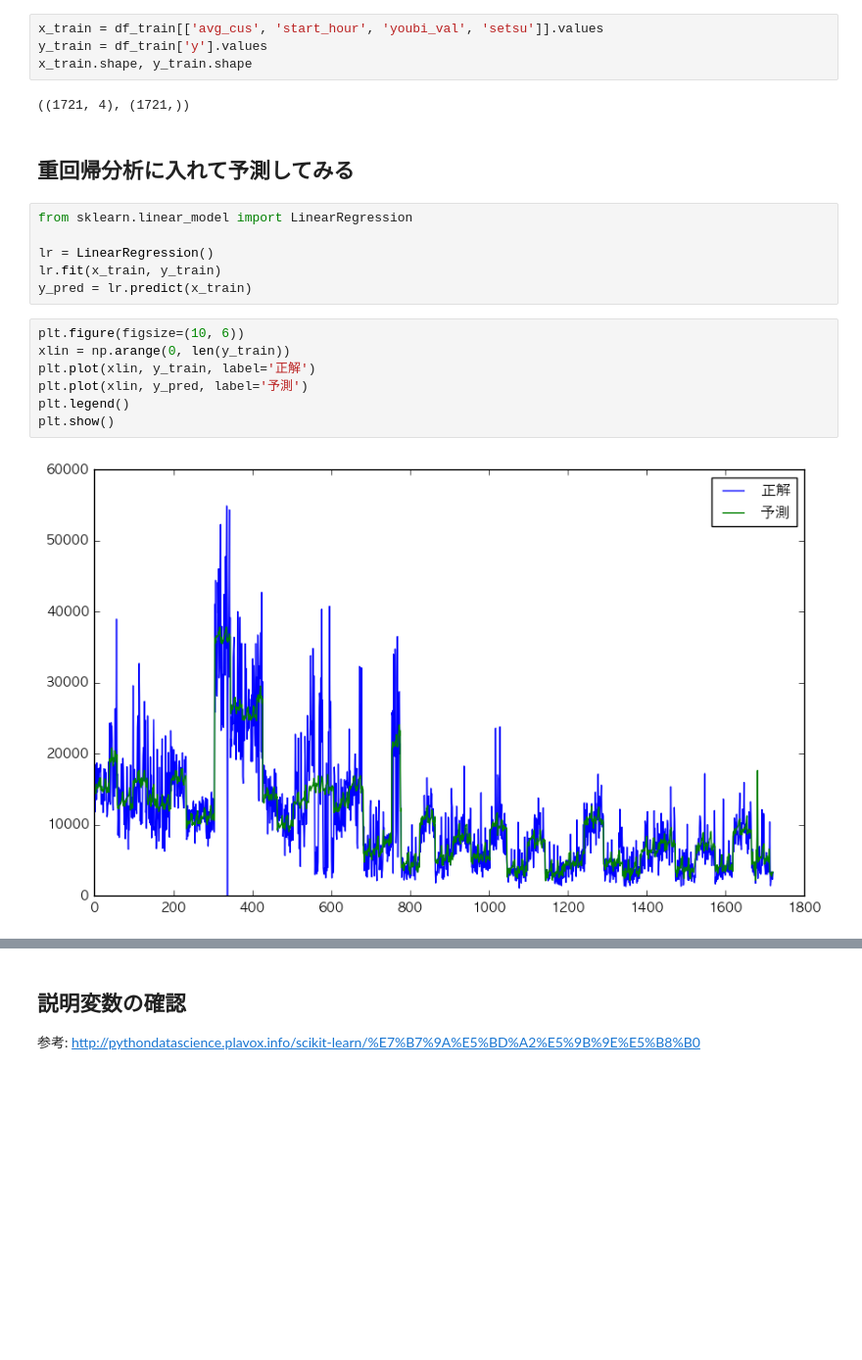
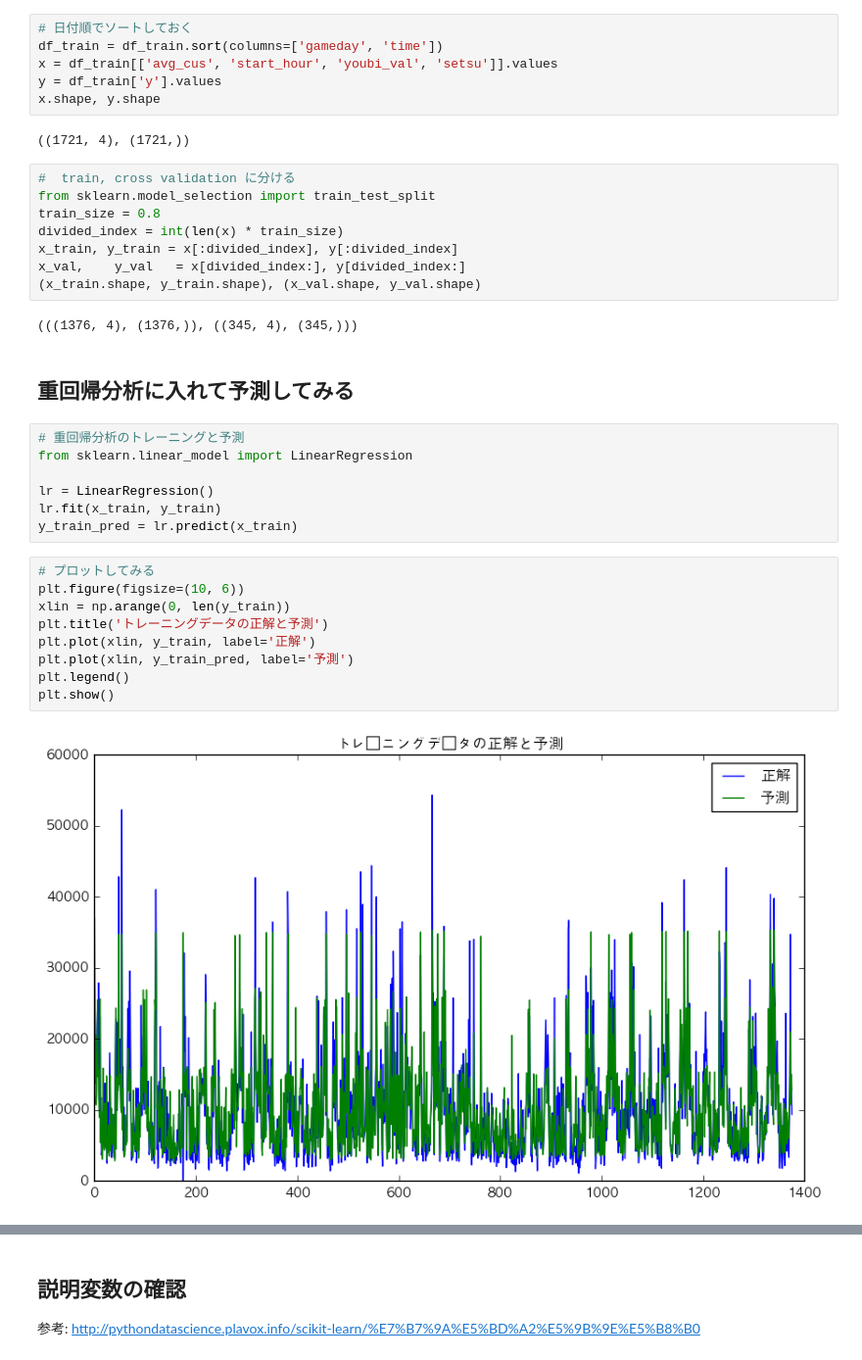
Before and after one commit to nipe0324/da_soccer_demand_forecast, a Jupyter notebook: notebooks/サッカーの観客動員数の需要予測をする.ipynb, the cells around one changed output, grey strips where cells are left out. Shown at 98% size. Cells and saved outputs as stored; diff of their text form; blank space fills up the shorter version.

Commit message:
order by data & cross validation

```diff
--- a/notebooks/サッカーの観客動員数の需要予測をする.ipynb
+++ b/notebooks/サッカーの観客動員数の需要予測をする.ipynb
@@ -86,26 +80,41 @@ df_train['youbi_val'] = df_train['youbi'].map(youbi_mapping).astype(int)
 # %% [markdown]
 ## トレーニングデータを用意する
 # %%
-x_train = df_train[['avg_cus', 'start_hour', 'youbi_val', 'setsu']].values
-y_train = df_train['y'].values
-x_train.shape, y_train.shape
+# 日付順でソートしておく
+df_train = df_train.sort(columns=['gameday', 'time'])
+x = df_train[['avg_cus', 'start_hour', 'youbi_val', 'setsu']].values
+y = df_train['y'].values
+x.shape, y.shape
 # %% [output]
 ((1721, 4), (1721,))
+# %%
+#  train, cross validation に分ける
+from sklearn.model_selection import train_test_split
+train_size = 0.8
+divided_index = int(len(x) * train_size)
+x_train, y_train = x[:divided_index], y[:divided_index]
+x_val,    y_val   = x[divided_index:], y[divided_index:]
+(x_train.shape, y_train.shape), (x_val.shape, y_val.shape)
+# %% [output]
+(((1376, 4), (1376,)), ((345, 4), (345,)))
 # %% [markdown]
 ## 重回帰分析に入れて予測してみる
 # %%
+# 重回帰分析のトレーニングと予測
 from sklearn.linear_model import LinearRegression
 
 lr = LinearRegression()
 lr.fit(x_train, y_train)
-y_pred = lr.predict(x_train)
+y_train_pred = lr.predict(x_train)
 # %%
+# プロットしてみる
 plt.figure(figsize=(10, 6))
 xlin = np.arange(0, len(y_train))
+plt.title('トレーニングデータの正解と予測')
 plt.plot(xlin, y_train, label='正解')
-plt.plot(xlin, y_pred, label='予測')
+plt.plot(xlin, y_train_pred, label='予測')
 plt.legend()
 plt.show()
 # %% [output]
-[figure, old version]
+[figure, new version]
 # %%
```
Also changed, not shown: parts of 12 cells of this notebook.
